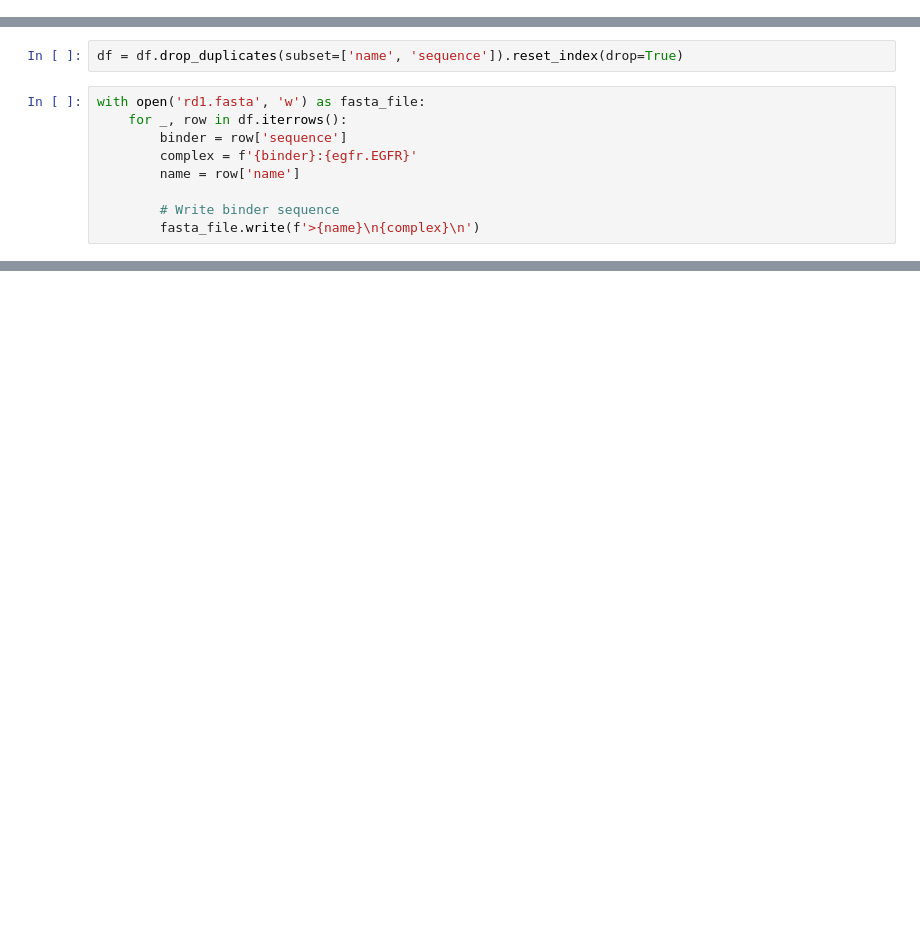
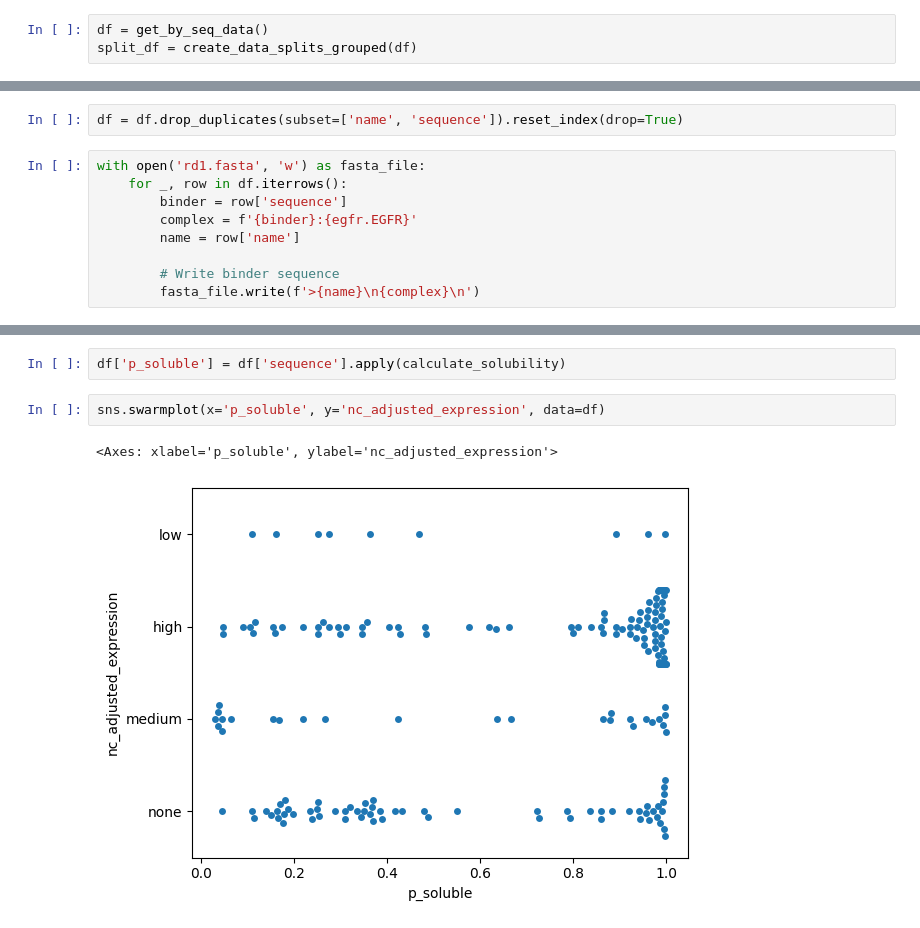
Before and after one commit to ANaka/egfr_binder_rd2, a Jupyter notebook: notebooks/dataset.ipynb, the cells around one changed output, grey strips where cells are left out. Cells and saved outputs as stored; diff of their text form; blank space fills up the shorter version.

```diff
--- a/notebooks/dataset.ipynb
+++ b/notebooks/dataset.ipynb
@@ -14,0 +22,3 @@ df = get_data()
+# %%
+df = get_by_seq_data()
+split_df = create_data_splits_grouped(df)
@@ -41,0 +117,7 @@ df
+# %%
+df['p_soluble'] = df['sequence'].apply(calculate_solubility)
+# %%
+sns.swarmplot(x='p_soluble', y='nc_adjusted_expression', data=df)
+# %% [output]
+<Axes: xlabel='p_soluble', ylabel='nc_adjusted_expression'>
+[figure, added]
```
Also changed, not shown: parts of 19 cells of this notebook, 3 other files.
